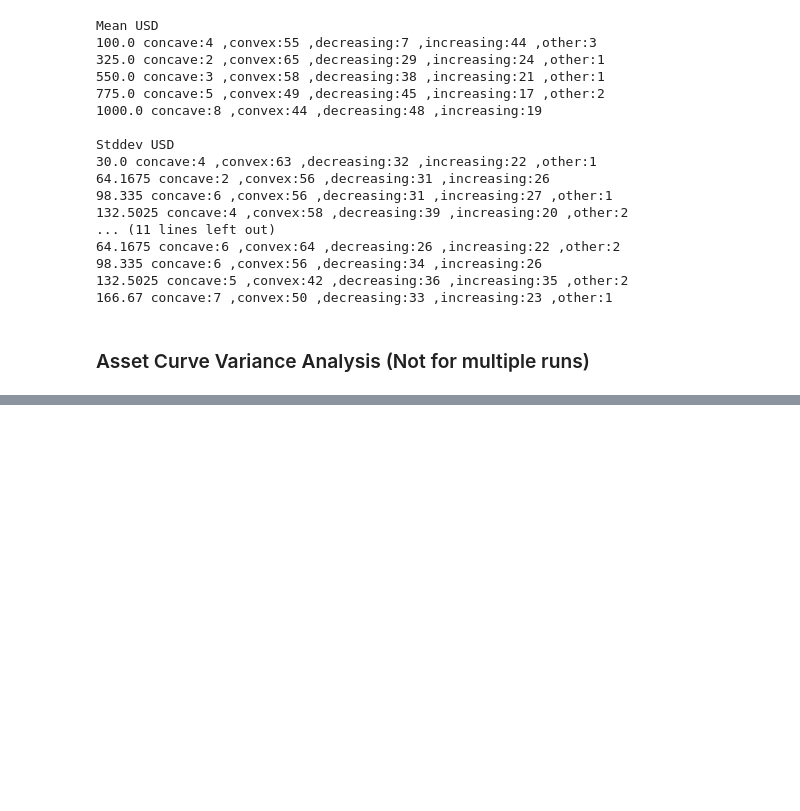
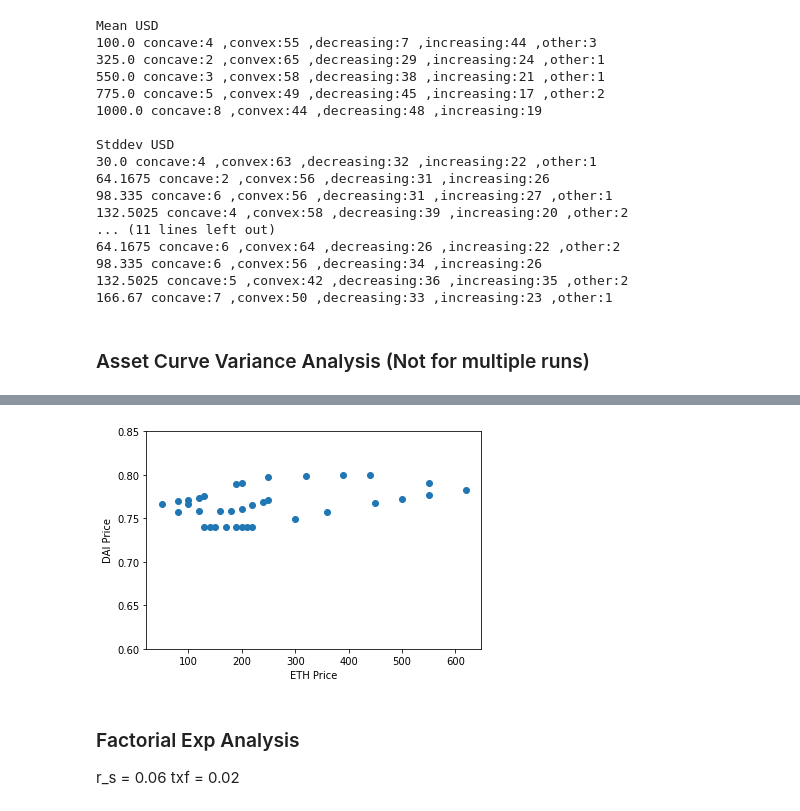
Before and after one commit to ANRGUSC/DAISIM, a Jupyter notebook: Trend-Analyzer.ipynb, the cells around one changed output, grey strips where cells are left out. Saved outputs shown, nothing was run; the diff lists cells and outputs as text; code cells hidden in the pictures; blank space fills up the shorter version.

```diff
--- a/Trend-Analyzer.ipynb
+++ b/Trend-Analyzer.ipynb
@@ -326,0 +406,15 @@ txf_set
+# %%
+mp.scatter(eth_price, dai_price, marker='o')
+mp.xlabel("ETH Price")
+mp.ylabel("DAI Price")
+mp.ylim(0.6,0.85)
+
+tikzplotlib.save("price_hist_corr2.tex")
+mp.show()
+# %% [output]
+[figure, added]
+# %% [markdown]
+### Factorial Exp Analysis
+
+r_s = 0.06
+txf = 0.02
```
Also changed, not shown: parts of 20 cells of this notebook, 6 other files.
